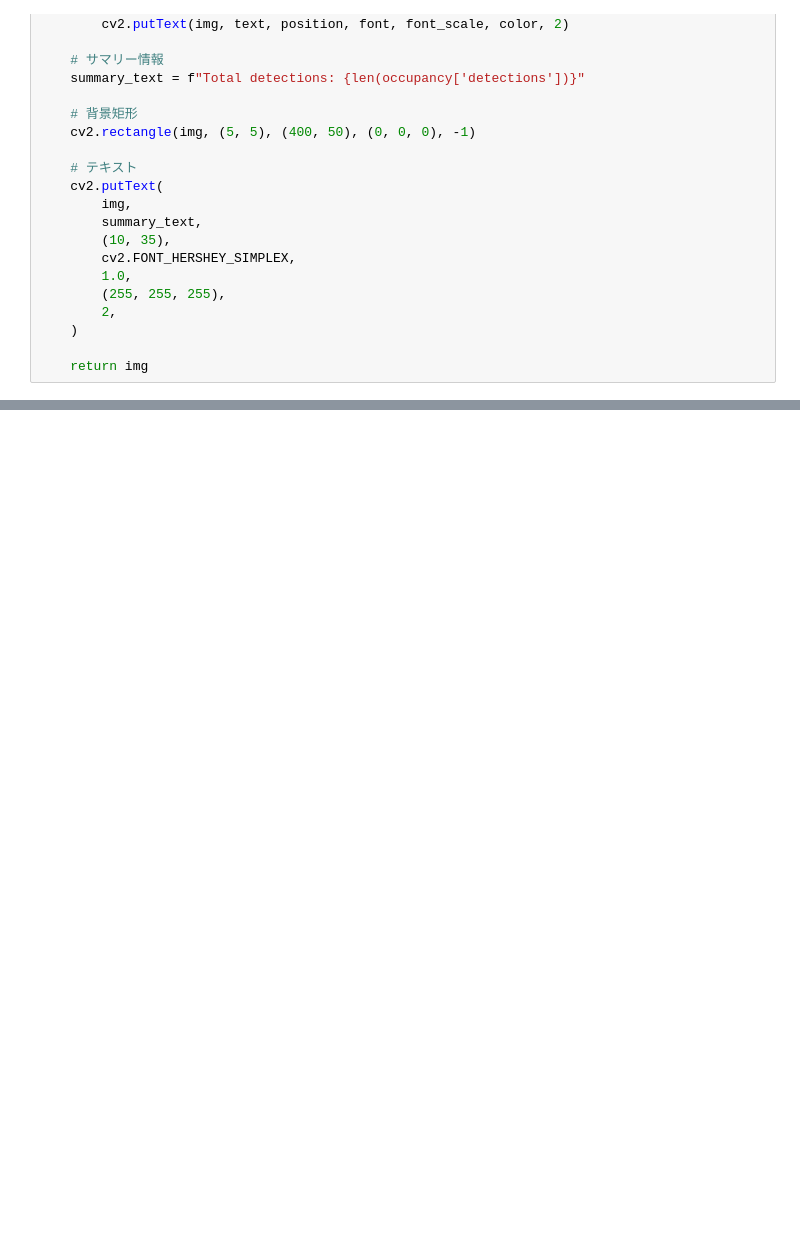
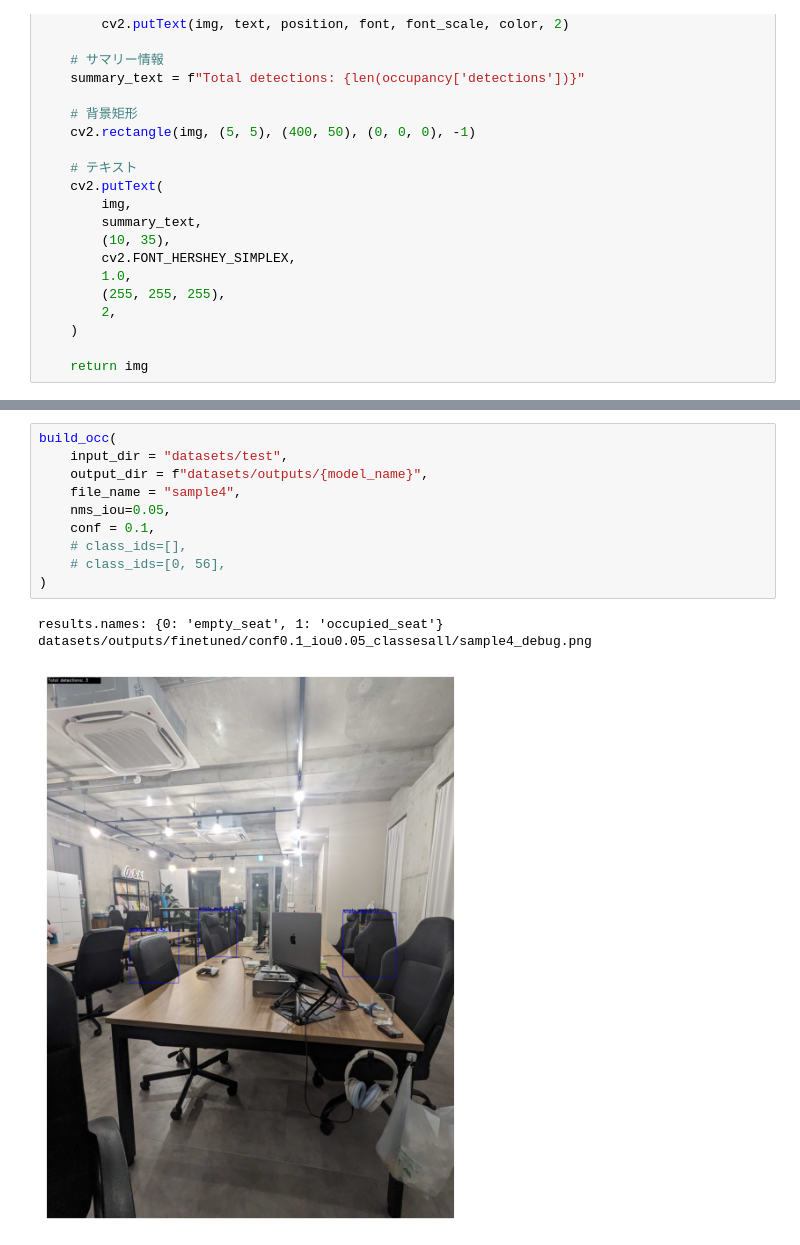
Before and after one commit to shunkat/hackathon202512, a Jupyter notebook: server/extract_occupancy/notebooks/test.ipynb, the cells around one changed output, grey strips where cells are left out. Drawn from its saved outputs; the diff is of its cells as text; blank space fills up the shorter version.

```diff
--- a/server/extract_occupancy/notebooks/test.ipynb
+++ b/server/extract_occupancy/notebooks/test.ipynb
@@ -183,0 +210,14 @@ results.names: {0: 'person', 1: 'bicycle', 2: 'car', 3: 'motorcycle', 4: 'airpla
+# %%
+build_occ(
+    input_dir = "datasets/test",
+    output_dir = f"datasets/outputs/{model_name}",
+    file_name = "sample4",
+    nms_iou=0.05,
+    conf = 0.1,
+    # class_ids=[],
+    # class_ids=[0, 56],
+)
+# %% [output]
+results.names: {0: 'empty_seat', 1: 'occupied_seat'}
+datasets/outputs/finetuned/conf0.1_iou0.05_classesall/sample4_debug.png
+[figure, added]
```
Also changed, not shown: parts of 5 cells of this notebook, 6 other files.
